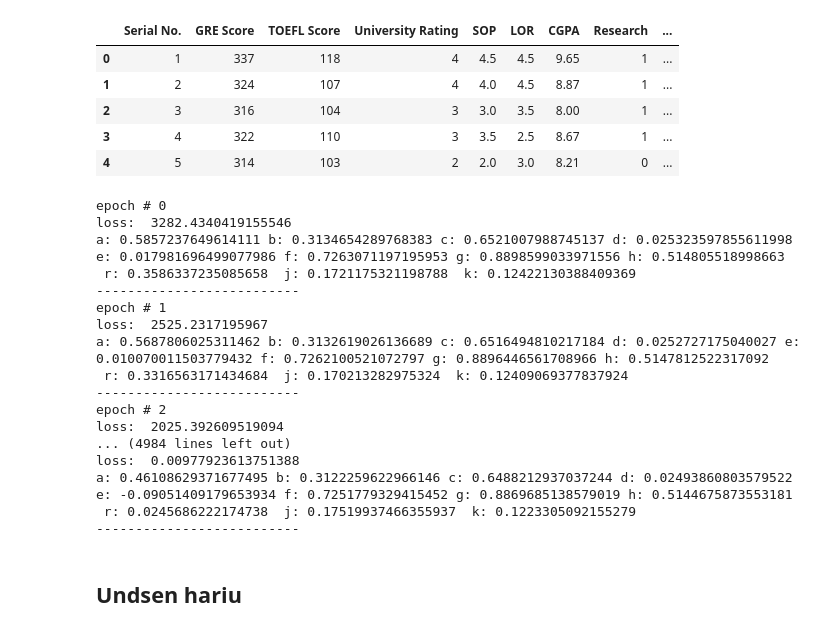
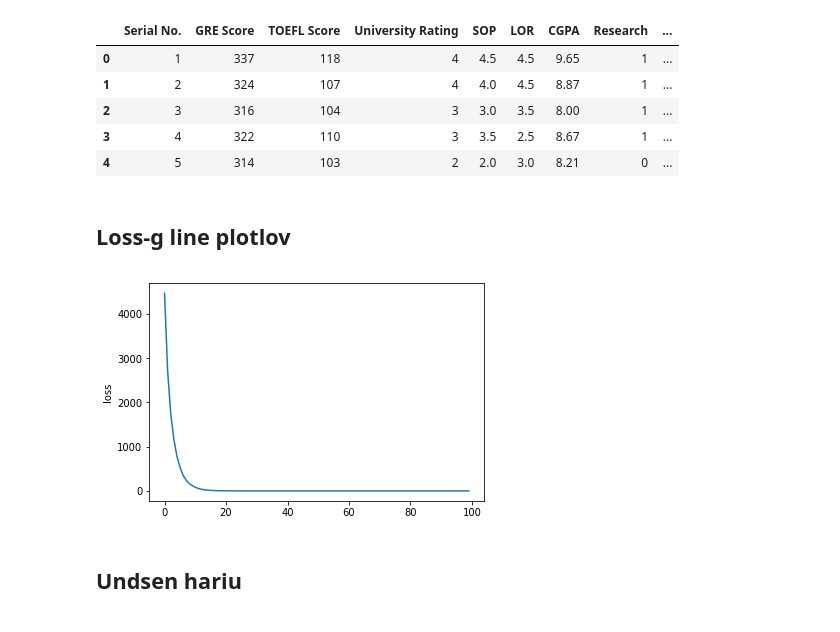
Before and after one commit to nmit-406/image-processing-labs, a Jupyter notebook: forward-propa,10-22/khuslen's.ipynb, the cells around one changed output. Saved outputs shown, nothing was run; the diff lists cells and outputs as text; code cells hidden in the pictures.

Commit message:
loss plotlov

```diff
--- a/forward-propa,10-22/khuslen's.ipynb
+++ b/forward-propa,10-22/khuslen's.ipynb
@@ -66,10 +66,14 @@ j= np.random.random_sample()
 k= np.random.random_sample()
 r= np.random.random_sample()
 # %%
+loss=[]
 for i in range(epoch):
-    print("epoch #", i)
-    print("loss: ",computeLoss(data['GRE Score'],data['University Rating']\
-                               ,data['CGPA'],data['Chance of Admit ']))
+#     print("epoch #", i)
+#     print("loss: ",computeLoss(data['GRE Score'],data['University Rating']\
+#                                ,data['CGPA'],data['Chance of Admit ']))
+    if i<100:
+        loss+=[computeLoss(data['GRE Score'],data['University Rating']\
+                               ,data['CGPA'],data['Chance of Admit '])]
     which=i%len(data)
     (eh,dun,su,hariu)=\
     (data['GRE Score'],data['University Rating'],data['CGPA'],data['Chance of Admit '])
@@ -84,31 +88,21 @@ for i in range(epoch):
     r-=learning_rate* computeGrad(eh,dun,su,hariu,which,"r")
     j-=learning_rate* computeGrad(eh,dun,su,hariu,which,"j")
     k-=learning_rate* computeGrad(eh,dun,su,hariu,which,"k")
-    print("a: "+str(a)+" b: "+str(b)+" c: "+str(c)+" d: "+str(d),end=" ")
-    print("e: "+str(e)+" f: "+str(f)+" g: "+str(g)+" h: "+str(h))
-    print(" r: "+str(r), " j: "+str(j), " k: "+str(k))
-    print("--------------------------")
+#     print("a: "+str(a)+" b: "+str(b)+" c: "+str(c)+" d: "+str(d),end=" ")
+#     print("e: "+str(e)+" f: "+str(f)+" g: "+str(g)+" h: "+str(h))
+#     print(" r: "+str(r), " j: "+str(j), " k: "+str(k))
+#     print("--------------------------")
-# %% [output]
-epoch # 0
-loss:  3282.4340419155546
-a: 0.5857237649614111 b: 0.3134654289768383 c: 0.6521007988745137 d: 0.025323597855611998 e: 0.017981696499077986 f: 0.7263071197195953 g: 0.8898599033971556 h: 0.514805518998663
- r: 0.3586337235085658  j: 0.1721175321198788  k: 0.12422130388409369
---------------------------
-epoch # 1
-loss:  2525.2317195967
-a: 0.5687806025311462 b: 0.3132619026136689 c: 0.6516494810217184 d: 0.0252727175040027 e: 0.010070011503779432 f: 0.7262100521072797 g: 0.8896446561708966 h: 0.5147812522317092
- r: 0.3316563171434684  j: 0.170213282975324  k: 0.12409069377837924
---------------------------
-epoch # 2
-loss:  2025.392609519094
-... (4984 lines left out)
-loss:  0.00977923613751388
-a: 0.46108629371677495 b: 0.3122259622966146 c: 0.6488212937037244 d: 0.02493860803579522 e: -0.09051409179653934 f: 0.7251779329415452 g: 0.8869685138579019 h: 0.5144675873553181
- r: 0.0245686222174738  j: 0.17519937466355937  k: 0.1223305092155279
---------------------------
 # %%
 from mpl_toolkits.mplot3d import Axes3D
 import matplotlib.pyplot as plt
+# %% [markdown]
+## Loss-g line plotlov
+# %%
+plt.plot(loss)
+plt.ylabel('loss')
+plt.show()
+# %% [output]
+[figure, added]
 # %% [markdown]
 ## Undsen hariu
 # %%
```
Also changed, not shown: parts of 2 cells of this notebook.
